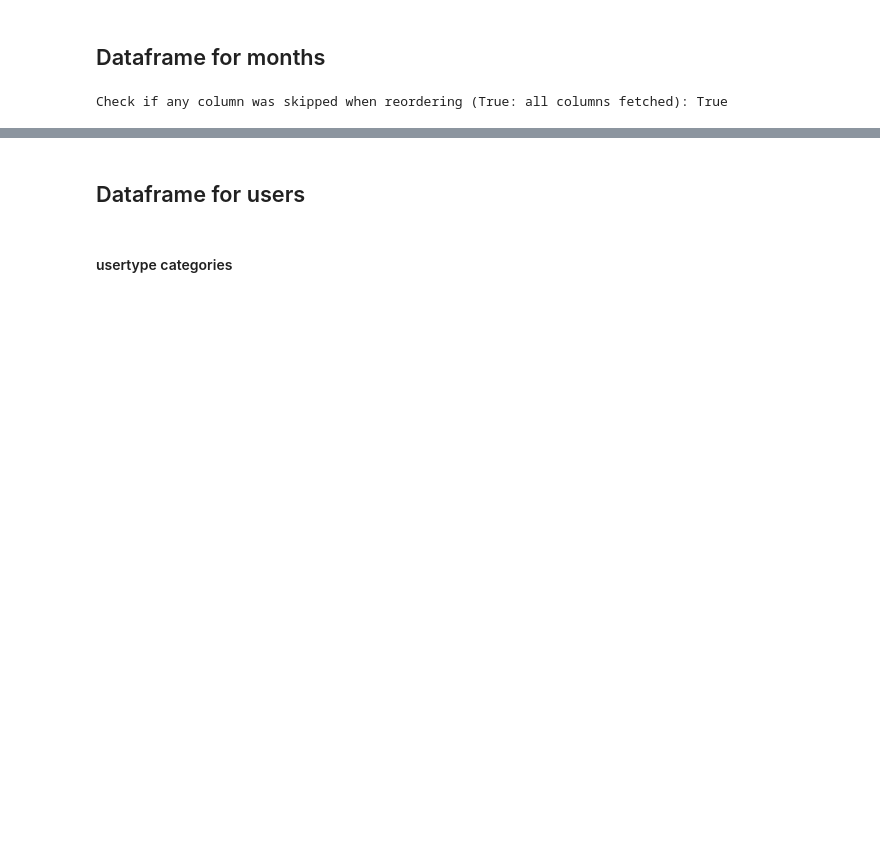
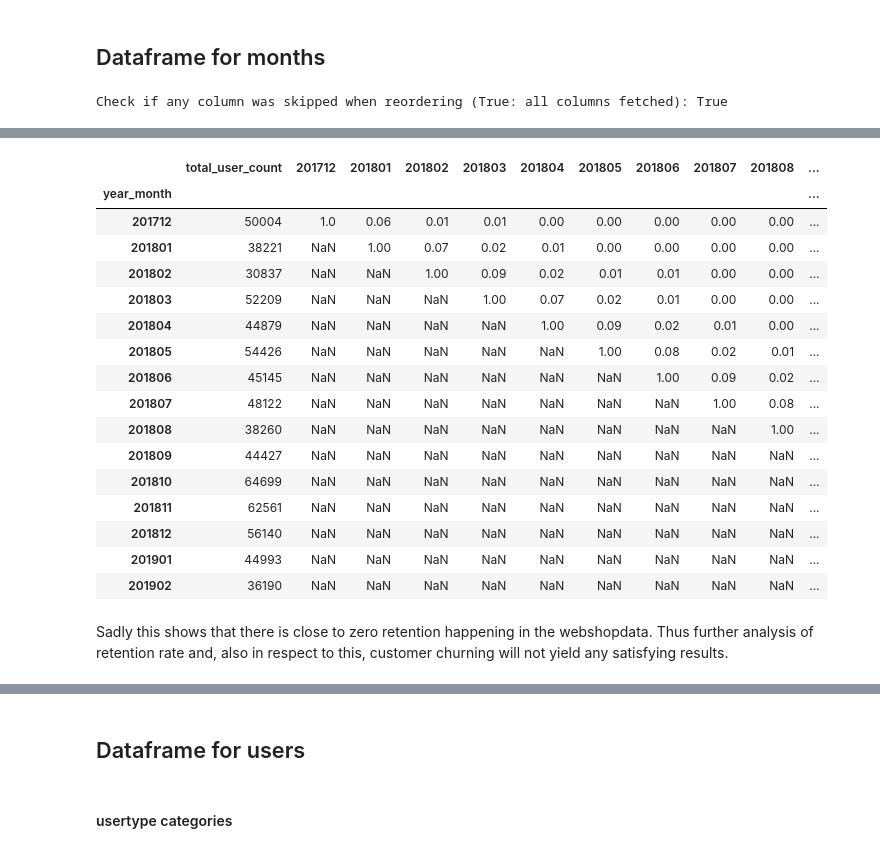
Before and after one commit to s-lau-42/Project_3_Online_Shop_Analysis, a Jupyter notebook: Specialized_Dataframes.ipynb, the cells around one changed output, grey strips where cells are left out. Cells and saved outputs as stored; diff of their text form; code cells hidden in the pictures; blank space fills up the shorter version.

```diff
--- a/Specialized_Dataframes.ipynb
+++ b/Specialized_Dataframes.ipynb
@@ -169,3 +182,56 @@ df_month.to_pickle('Data/months.pickle')
+# %%
+
+#create our retentiond table again with crosstab() - we need to change the column names for using them in .query() function
+retentiondd = pd.crosstab(u_purch['user_id'], u_purch['year_month']).reset_index()
+new_column_names = [ 'm_' + str(column) for column in retentiondd.columns]
+retentiondd.columns = new_column_names
+
+#create the array of Retained users for each cohort monthly
+retentiond_array = []
+for i in range(len(months)):
+    retentiond_data = {}
+    selected_month = months[i]
+    prev_months = months[:i]
+    next_months = months[i+1:]
+    for prev_month in prev_months:
+        retentiond_data[prev_month] = np.nan
+
+    total_user_count =  retentiond_data['total_user_count'] = retentiondd['m_' + str(selected_month)].sum()
+    retentiond_data[selected_month] = 1
+
+    plch = "{} > 0".format('m_' + str(selected_month))
+
+
+    for next_month in next_months:
+        plch = plch + " and {} > 0".format(str('m_' + str(next_month)))
+        retentiond_data[next_month] = np.round(retentiondd.query(plch)['m_' + str(next_month)].sum()/total_user_count,2)
+    retentiond_array.append(retentiond_data)
+
+retentiondd = pd.DataFrame(retentiond_array)
+retentiondd.index = months
+
+#showing new cohort based retentiond table
+retentiondd
+# %% [output]
+|  | total_user_count | 201712 | 201801 | 201802 | 201803 | 201804 | 201805 | 201806 | 201807 | 201808 | ... |
+| year_month |  |  |  |  |  |  |  |  |  |  | ... |
+| 201712 | 50004 | 1.0 | 0.06 | 0.01 | 0.01 | 0.00 | 0.00 | 0.00 | 0.00 | 0.00 | ... |
+| 201801 | 38221 | NaN | 1.00 | 0.07 | 0.02 | 0.01 | 0.00 | 0.00 | 0.00 | 0.00 | ... |
+| 201802 | 30837 | NaN | NaN | 1.00 | 0.09 | 0.02 | 0.01 | 0.01 | 0.00 | 0.00 | ... |
+| 201803 | 52209 | NaN | NaN | NaN | 1.00 | 0.07 | 0.02 | 0.01 | 0.00 | 0.00 | ... |
+| 201804 | 44879 | NaN | NaN | NaN | NaN | 1.00 | 0.09 | 0.02 | 0.01 | 0.00 | ... |
+| 201805 | 54426 | NaN | NaN | NaN | NaN | NaN | 1.00 | 0.08 | 0.02 | 0.01 | ... |
+| 201806 | 45145 | NaN | NaN | NaN | NaN | NaN | NaN | 1.00 | 0.09 | 0.02 | ... |
+| 201807 | 48122 | NaN | NaN | NaN | NaN | NaN | NaN | NaN | 1.00 | 0.08 | ... |
+| 201808 | 38260 | NaN | NaN | NaN | NaN | NaN | NaN | NaN | NaN | 1.00 | ... |
+| 201809 | 44427 | NaN | NaN | NaN | NaN | NaN | NaN | NaN | NaN | NaN | ... |
+| 201810 | 64699 | NaN | NaN | NaN | NaN | NaN | NaN | NaN | NaN | NaN | ... |
+| 201811 | 62561 | NaN | NaN | NaN | NaN | NaN | NaN | NaN | NaN | NaN | ... |
+| 201812 | 56140 | NaN | NaN | NaN | NaN | NaN | NaN | NaN | NaN | NaN | ... |
+| 201901 | 44993 | NaN | NaN | NaN | NaN | NaN | NaN | NaN | NaN | NaN | ... |
+| 201902 | 36190 | NaN | NaN | NaN | NaN | NaN | NaN | NaN | NaN | NaN | ... |
+# %% [markdown]
+Sadly this shows that there is close to zero retention happening in the webshopdata. Thus further analysis of retention rate and, also in respect to this, customer churning will not yield any satisfying results.
 # %% [markdown]
 <a id='users'></a>
 # %% [markdown]
```
Also changed, not shown: parts of 29 cells of this notebook.
